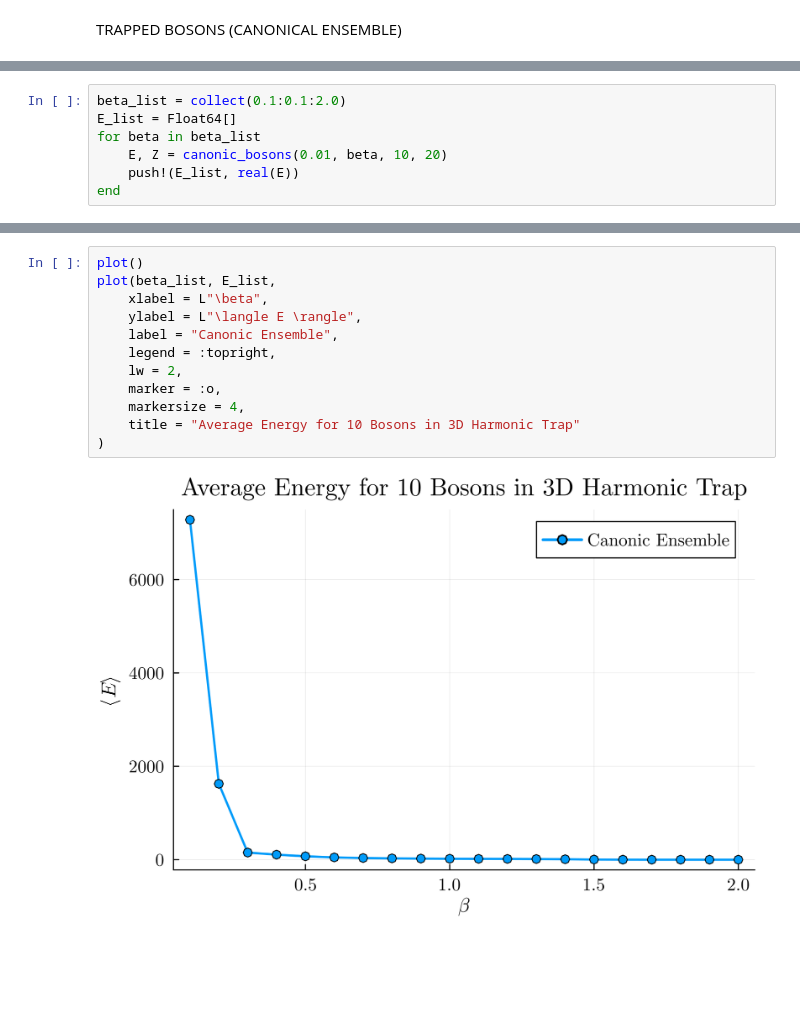
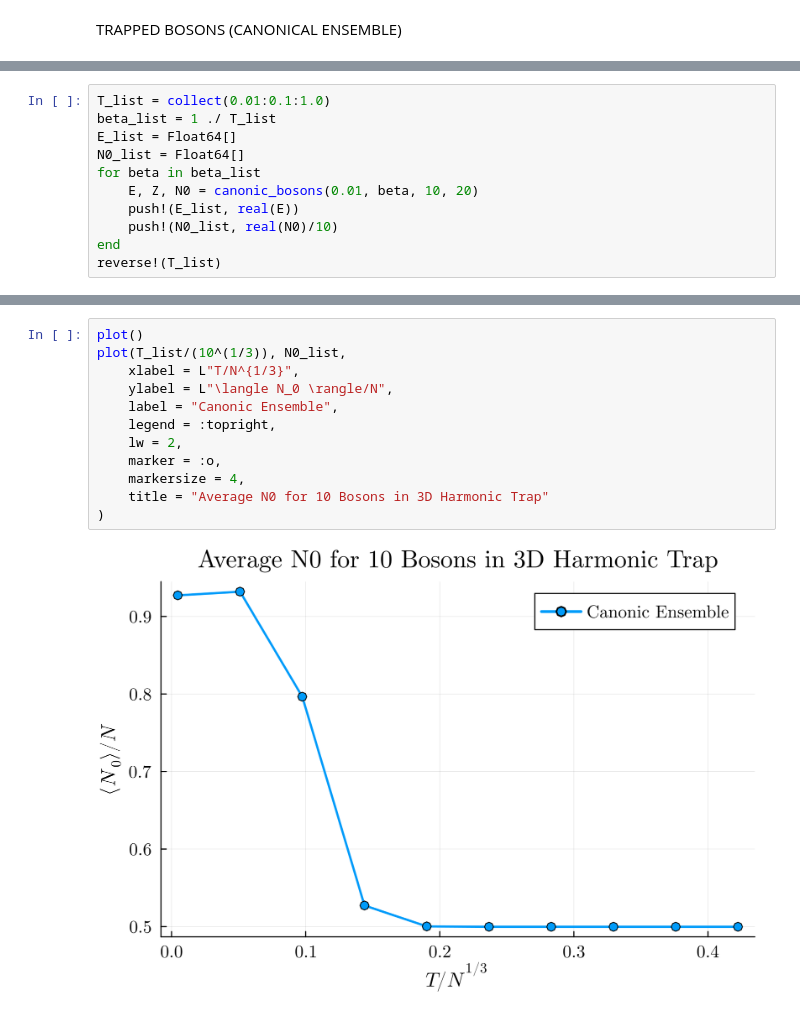
Before and after one commit to romanbeauvallet/QMC_3_4, a Jupyter notebook: chapter4.ipynb, the cells around one changed output, grey strips where cells are left out. Saved outputs shown, nothing was run; the diff lists cells and outputs as text; blank space fills up the shorter version.

Commit message:
end of chapter 4, missing some figures

```diff
--- a/chapter4.ipynb
+++ b/chapter4.ipynb
@@ -129,9 +141,13 @@ end
 # %% [output]
 canonic_bosons (generic function with 1 method)
 # %%
-beta_list = collect(0.1:0.1:2.0)
+T_list = collect(0.01:0.1:1.0)
+beta_list = 1 ./ T_list
 E_list = Float64[]
+N0_list = Float64[]
 for beta in beta_list
-    E, Z = canonic_bosons(0.01, beta, 10, 20)
+    E, Z, N0 = canonic_bosons(0.01, beta, 10, 20)
     push!(E_list, real(E))
+    push!(N0_list, real(N0)/10)
 end
+reverse!(T_list)
@@ -138,14 +166,14 @@ end
 # %%
 plot()
-plot(beta_list, E_list,
-    xlabel = L"\beta",
-    ylabel = L"\langle E \rangle",
+plot(T_list/(10^(1/3)), N0_list,
+    xlabel = L"T/N^{1/3}",
+    ylabel = L"\langle N_0 \rangle/N",
     label = "Canonic Ensemble",
     legend = :topright,
     lw = 2,
     marker = :o,
     markersize = 4,
-    title = "Average Energy for 10 Bosons in 3D Harmonic Trap"
+    title = "Average N0 for 10 Bosons in 3D Harmonic Trap"
 )
 # %% [output]
-[figure, old version]
+[figure, new version]
```
Also changed, not shown: parts of 12 cells of this notebook.
